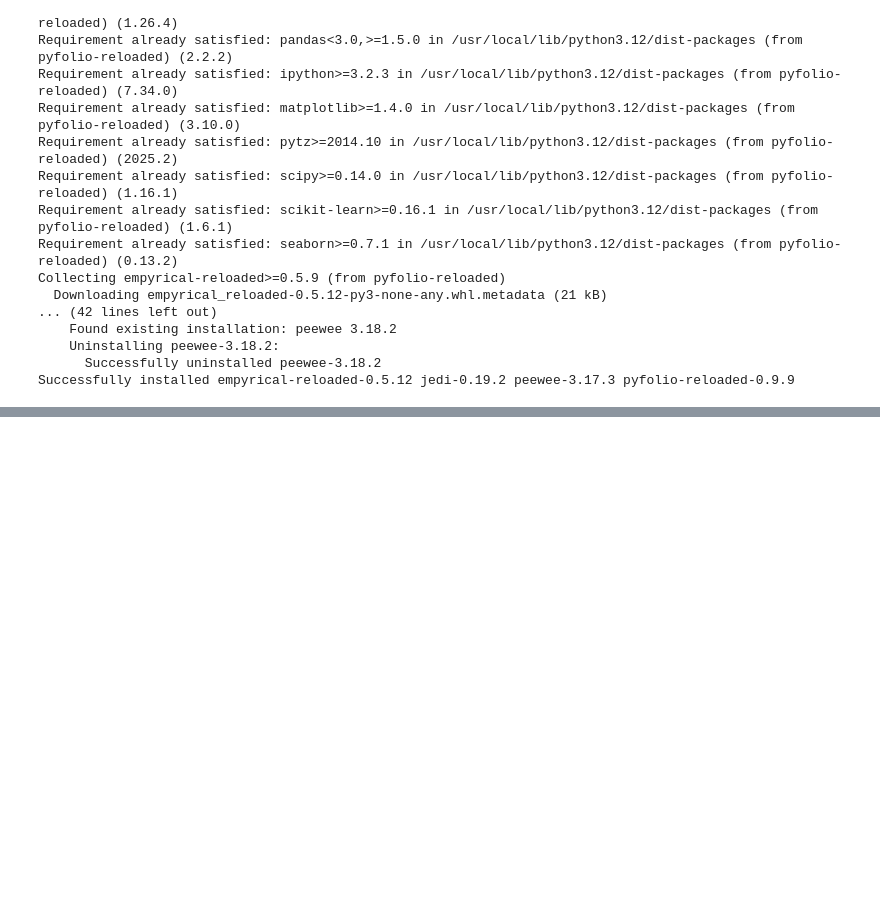
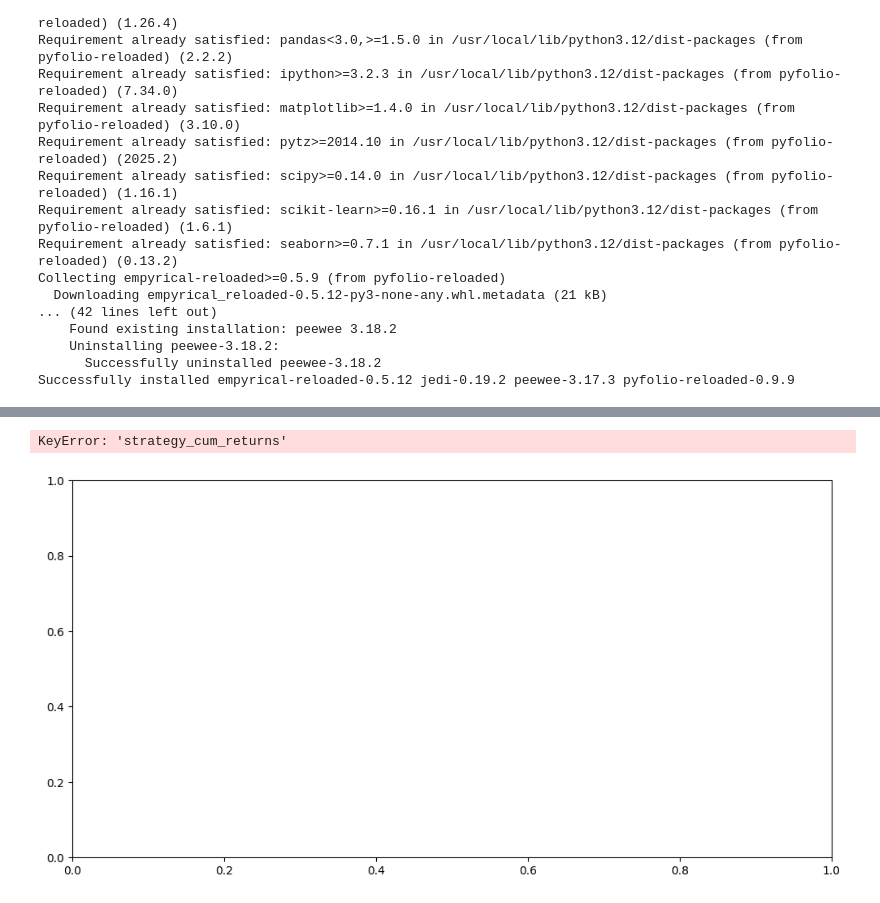
Before and after one commit to NOVARESTAPI/Data-streaming, a Jupyter notebook: NeuralNetwork.ipynb, the cells around one changed output, grey strips where cells are left out. Saved outputs shown, nothing was run; the diff lists cells and outputs as text; code cells hidden in the pictures; blank space fills up the shorter version.

```diff
--- a/NeuralNetwork.ipynb
+++ b/NeuralNetwork.ipynb
@@ -391 +399,19 @@ Signal_ternary
 Name: count, dtype: int64
+# %%
+fig, ax1 = plt.subplots(figsize=(12, 6))
+
+ax1.plot(df_strategy.index, df_strategy["strategy_cum_returns"], label="Strategy", color='blue')
+ax1.set_ylabel("Strategy Cumulative Returns", color='blue')
+ax1.tick_params(axis='y', labelcolor='blue')
+
+ax2 = ax1.twinx()
+ax2.plot(df_all.index, df_all["cum_buyhold"], label="Buy & Hold", linestyle="--", color='orange')
+ax2.set_ylabel("Buy & Hold Cumulative Returns", color='orange')
+ax2.tick_params(axis='y', labelcolor='orange')
+
+plt.title(f"Backtest: {ticker}")
+fig.legend(loc="upper left", bbox_to_anchor=(0.1, 0.9))
+plt.show()
+# %% [output]
+KeyError: 'strategy_cum_returns'
+[figure, added]
```
Also changed, not shown: parts of 2 cells of this notebook.
